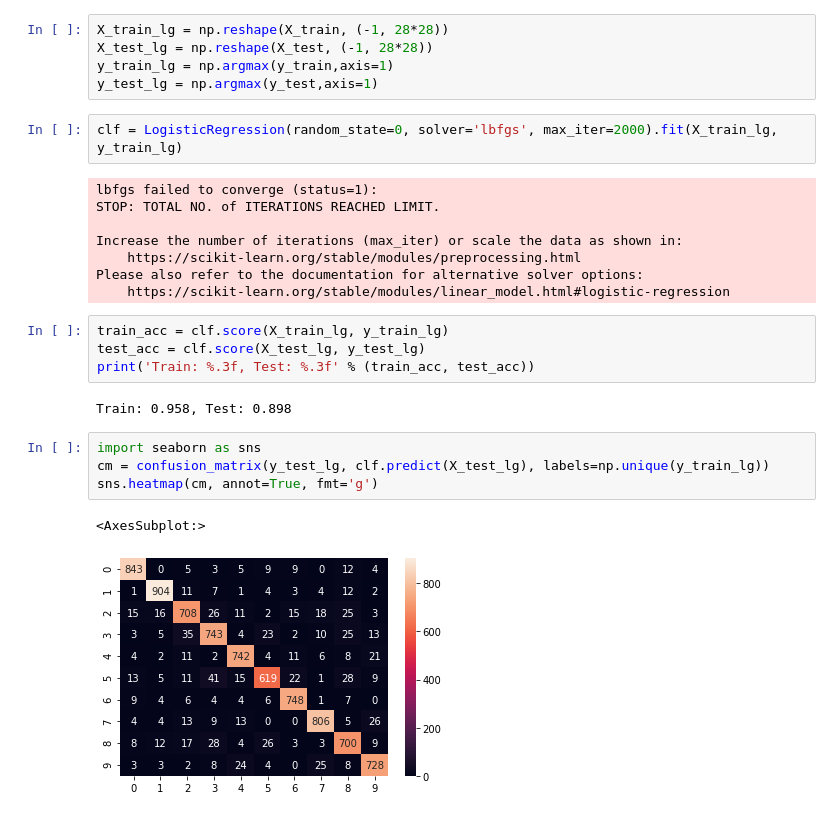
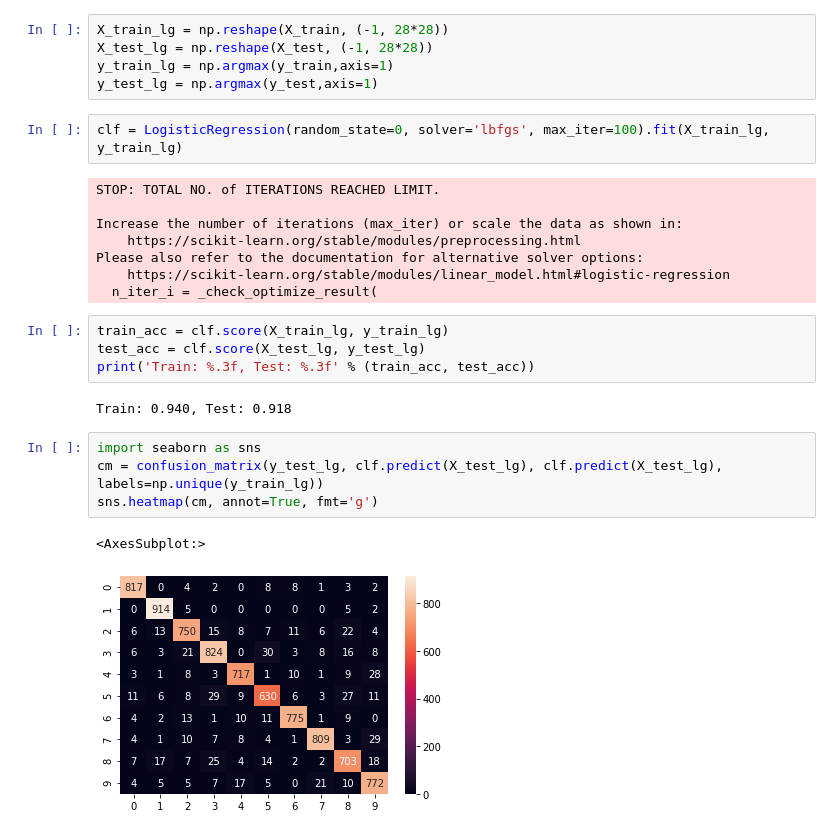
Before and after one commit to jdramirez/UCO_ML_AI, a Jupyter notebook: src/notebook_class/supervisado/supervisado_neural_nets.ipynb, the cells around one changed output. Saved outputs shown, nothing was run; the diff lists cells and outputs as text.

```diff
--- a/src/notebook_class/supervisado/supervisado_neural_nets.ipynb
+++ b/src/notebook_class/supervisado/supervisado_neural_nets.ipynb
@@ -366,25 +367,25 @@ X_test_lg = np.reshape(X_test, (-1, 28*28))
 y_train_lg = np.argmax(y_train,axis=1)
 y_test_lg = np.argmax(y_test,axis=1)
 # %%
-clf = LogisticRegression(random_state=0, solver='lbfgs', max_iter=2000).fit(X_train_lg, y_train_lg)
+clf = LogisticRegression(random_state=0, solver='lbfgs', max_iter=100).fit(X_train_lg, y_train_lg)
 # %% [output]
-lbfgs failed to converge (status=1):
 STOP: TOTAL NO. of ITERATIONS REACHED LIMIT.
 
 Increase the number of iterations (max_iter) or scale the data as shown in:
     https://scikit-learn.org/stable/modules/preprocessing.html
 Please also refer to the documentation for alternative solver options:
     https://scikit-learn.org/stable/modules/linear_model.html#logistic-regression
+  n_iter_i = _check_optimize_result(
 # %%
 train_acc = clf.score(X_train_lg, y_train_lg)
 test_acc = clf.score(X_test_lg, y_test_lg)
 print('Train: %.3f, Test: %.3f' % (train_acc, test_acc))
 # %% [output]
-Train: 0.958, Test: 0.898
+Train: 0.940, Test: 0.918
 # %%
 import seaborn as sns
-cm = confusion_matrix(y_test_lg, clf.predict(X_test_lg), labels=np.unique(y_train_lg))
+cm = confusion_matrix(y_test_lg, clf.predict(X_test_lg), clf.predict(X_test_lg), labels=np.unique(y_train_lg))
 sns.heatmap(cm, annot=True, fmt='g')
 # %% [output]
 <AxesSubplot:>
-[figure, old version]
+[figure, new version]
```
Also changed, not shown: parts of 5 cells of this notebook, 2 other files.
